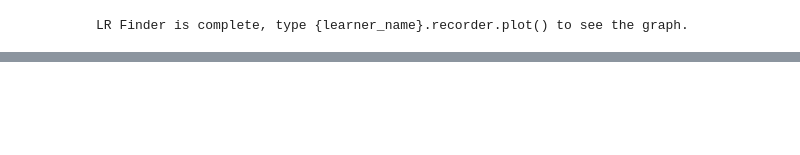
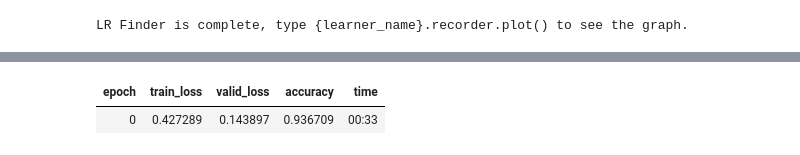
Before and after one commit to iamprakashom/NLP-with-Deep-Learning, a Jupyter notebook: Transfer_Learning_using_ULMFit_for_Classification.ipynb, the cells around one changed output, grey strips where cells are left out. Drawn from its saved outputs; the diff is of its cells as text; code cells hidden in the pictures; blank space fills up the shorter version.

```diff
--- a/Transfer_Learning_using_ULMFit_for_Classification.ipynb
+++ b/Transfer_Learning_using_ULMFit_for_Classification.ipynb
@@ -260,0 +246,6 @@ learner.fit_one_cycle(1, 1e-2)
+# %%
+# again try fitting model with learning rate 1e-1
+learner.fit_one_cycle(1, 1e-1)
+# %% [output]
+| epoch | train_loss | valid_loss | accuracy | time |
+| 0 | 0.427289 | 0.143897 | 0.936709 | 00:33 |
```
Also changed, not shown: parts of 7 cells of this notebook.
